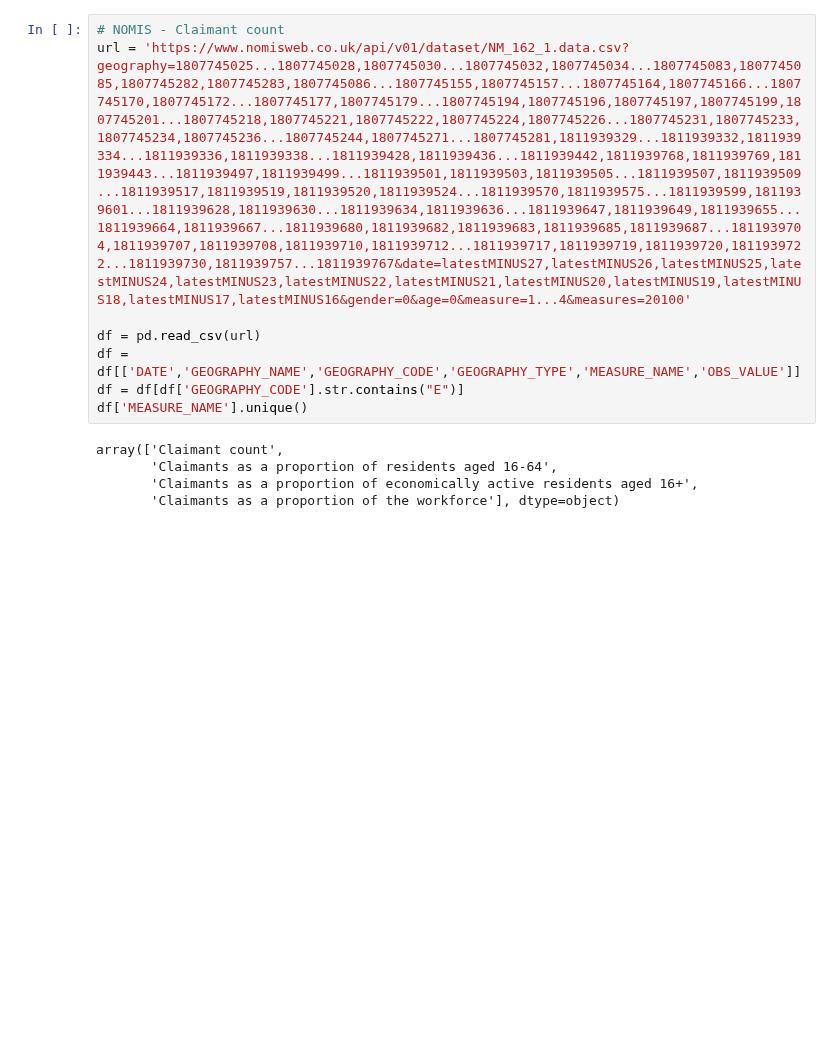
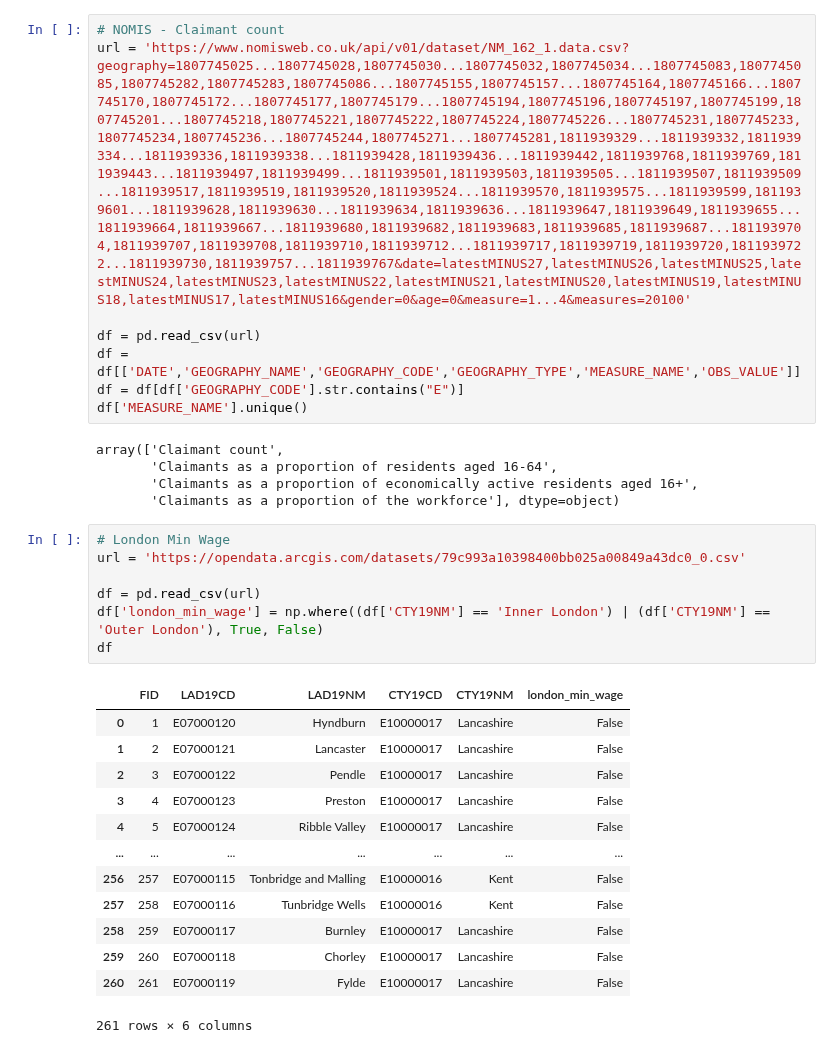
Before and after one commit to craig-shenton/nomis-workforce-clustering, a Jupyter notebook: nomis_data.ipynb, the cells around one changed output. Cells and saved outputs as stored; diff of their text form; blank space fills up the shorter version.

```diff
--- a/nomis_data.ipynb
+++ b/nomis_data.ipynb
@@ -98,3 +101,24 @@ array(['Claimant count',
        'Claimants as a proportion of residents aged 16-64',
        'Claimants as a proportion of economically active residents aged 16+',
        'Claimants as a proportion of the workforce'], dtype=object)
+# %%
+# London Min Wage
+url = 'https://opendata.arcgis.com/datasets/79c993a10398400bb025a00849a43dc0_0.csv'
+
+df = pd.read_csv(url)
+df['london_min_wage'] = np.where((df['CTY19NM'] == 'Inner London') | (df['CTY19NM'] == 'Outer London'), True, False)
+df
+# %% [output]
+|  | FID | LAD19CD | LAD19NM | CTY19CD | CTY19NM | london_min_wage |
+| 0 | 1 | E07000120 | Hyndburn | E10000017 | Lancashire | False |
+| 1 | 2 | E07000121 | Lancaster | E10000017 | Lancashire | False |
+| 2 | 3 | E07000122 | Pendle | E10000017 | Lancashire | False |
+| 3 | 4 | E07000123 | Preston | E10000017 | Lancashire | False |
+| 4 | 5 | E07000124 | Ribble Valley | E10000017 | Lancashire | False |
+| ... | ... | ... | ... | ... | ... | ... |
+| 256 | 257 | E07000115 | Tonbridge and Malling | E10000016 | Kent | False |
+| 257 | 258 | E07000116 | Tunbridge Wells | E10000016 | Kent | False |
+| 258 | 259 | E07000117 | Burnley | E10000017 | Lancashire | False |
+| 259 | 260 | E07000118 | Chorley | E10000017 | Lancashire | False |
+| 260 | 261 | E07000119 | Fylde | E10000017 | Lancashire | False |
+261 rows × 6 columns
```
Also changed, not shown: parts of 5 cells of this notebook.
